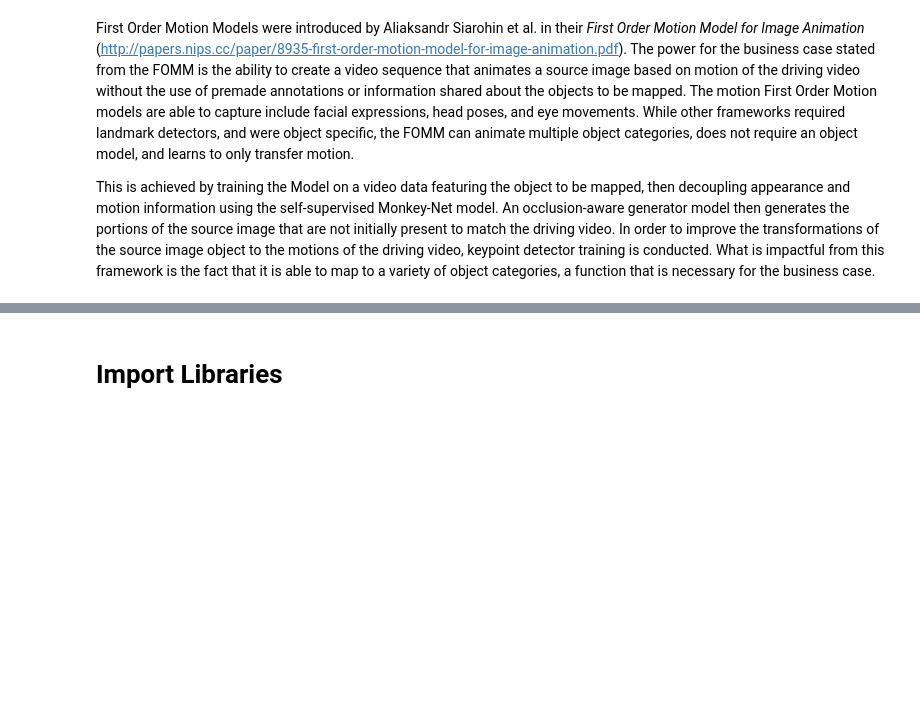
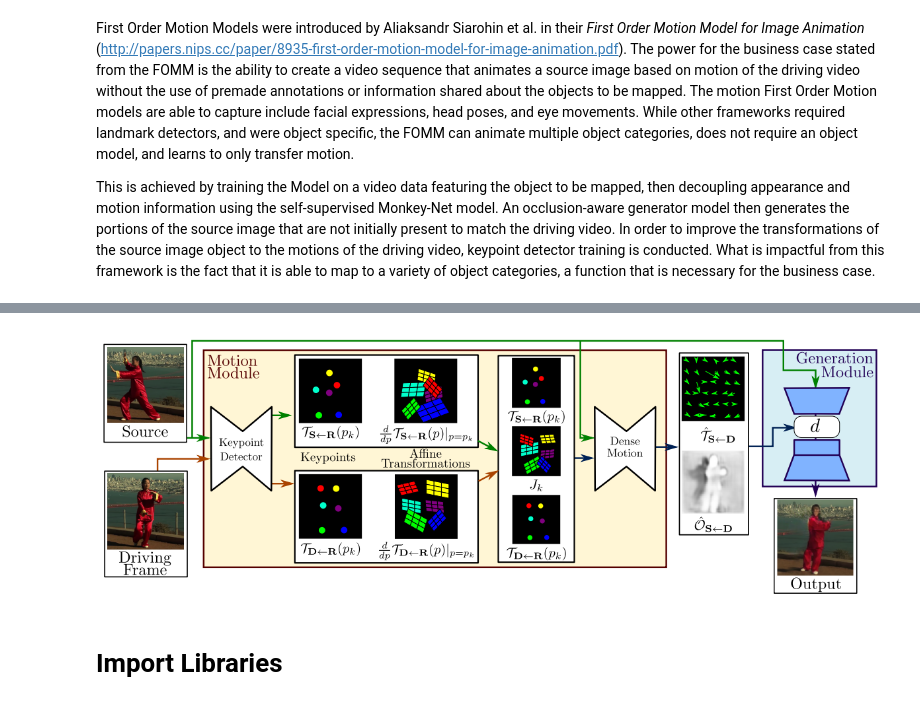
Before and after one commit to MoJoMoon/Deep-Learning-for-Diversity-Inclusion-in-Media, a Jupyter notebook: 4. Animating Faces with First Order Motion Model.ipynb, the cells around one changed output, grey strips where cells are left out. Drawn from its saved outputs; the diff is of its cells as text; code cells hidden in the pictures; blank space fills up the shorter version.

```diff
--- a/4. Animating Faces with First Order Motion Model.ipynb
+++ b/4. Animating Faces with First Order Motion Model.ipynb
@@ -25,3 +23,9 @@ This is achieved by training the Model on a video data featuring the object to b
+# %%
+# View image
+from IPython.display import Image
+Image(filename='imgs/notebook_images/fomm_architecture.PNG')
+# %% [output]
+[figure, added]
 # %% [markdown]
 # Import Libraries
 # %% [markdown]
```
Also changed, not shown: parts of 4 cells of this notebook.
